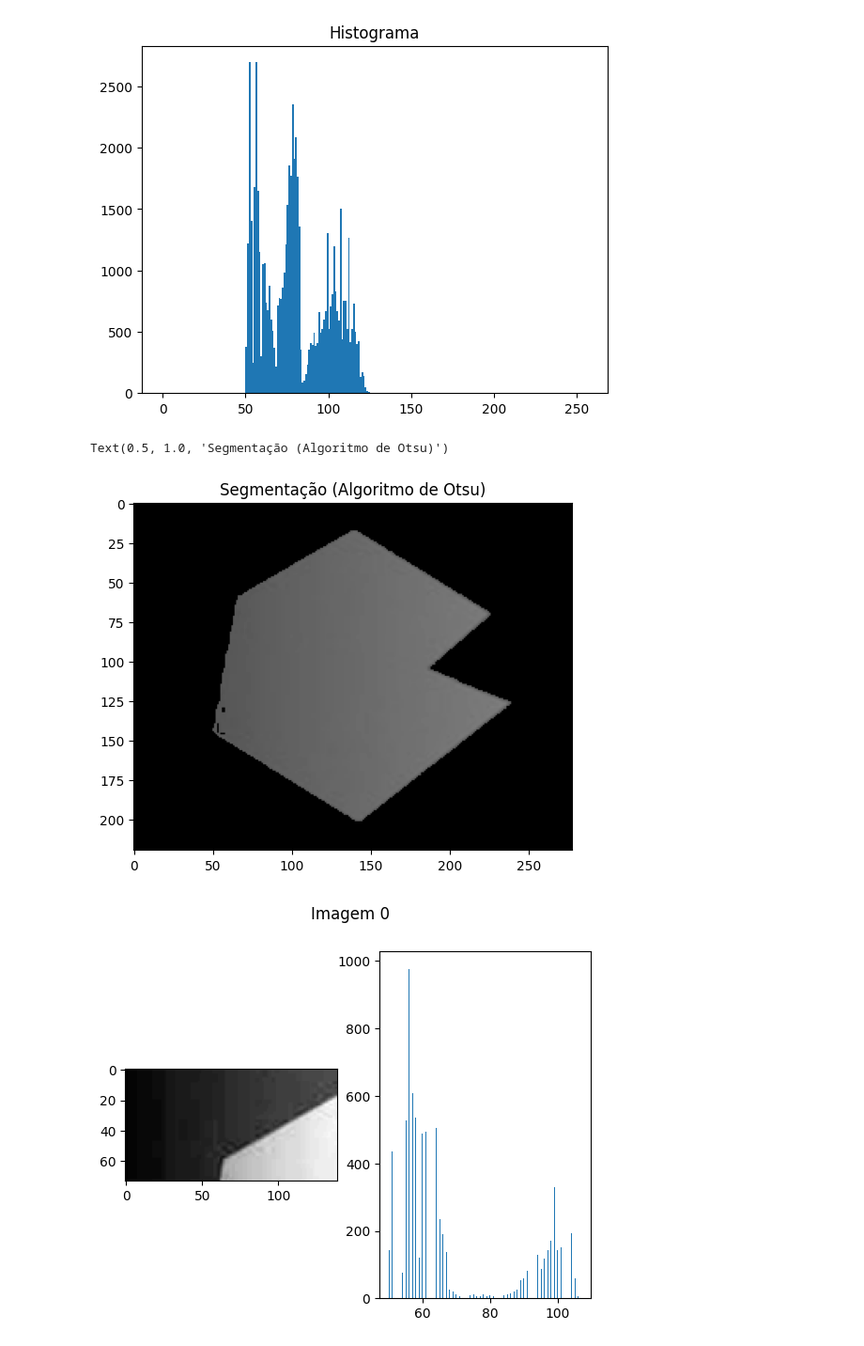
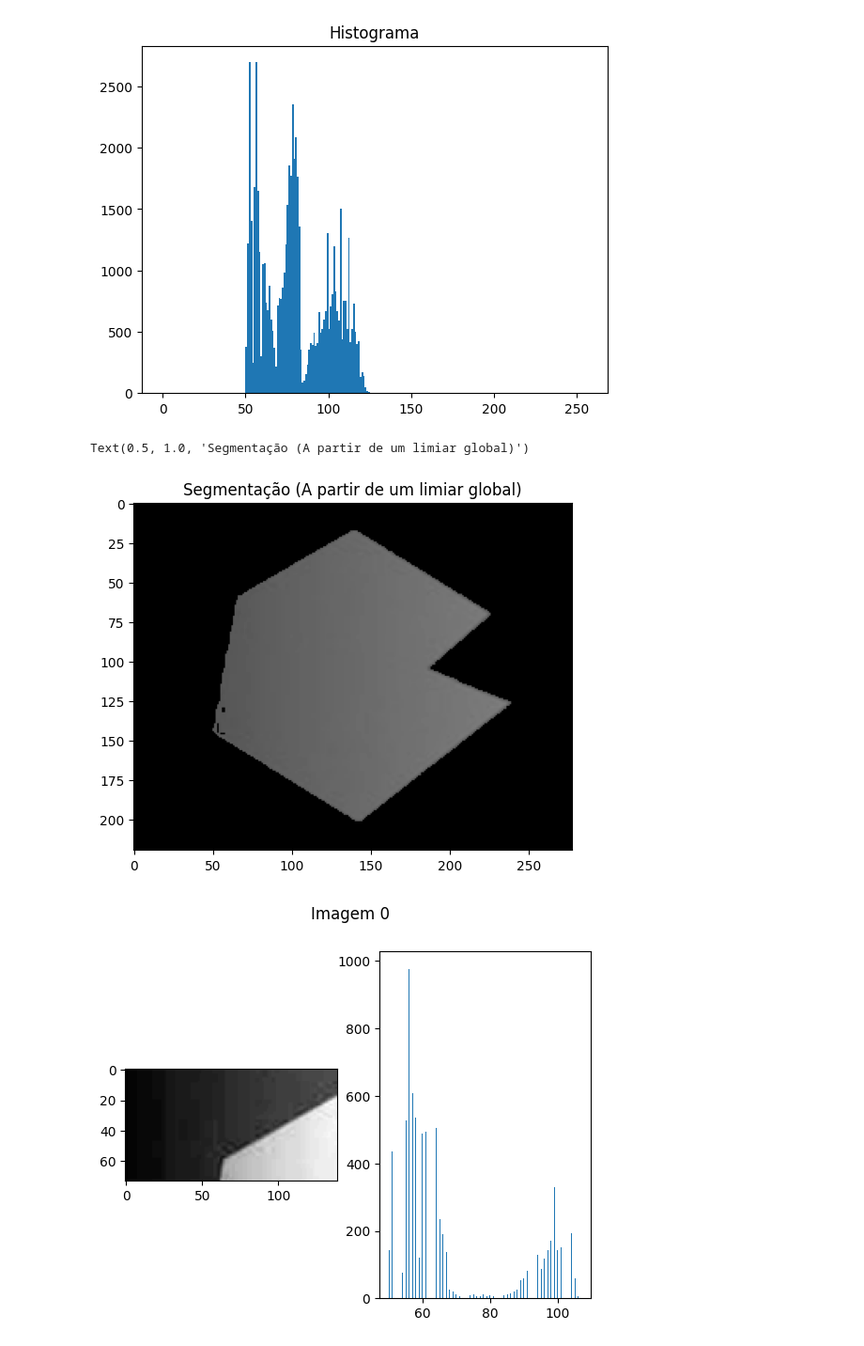
Before and after one commit to joaovictor-AC/Computer-Vision---Segmentaion, a Jupyter notebook: EX_01.ipynb, the cells around one changed output. Shown at 94% size. Cells and saved outputs as stored; diff of their text form; code cells hidden in the pictures.

Commit message:
Fixing global threshold of exercise 01

```diff
--- a/EX_01.ipynb
+++ b/EX_01.ipynb
@@ -14,12 +14,13 @@ plt.show()
 [figure]
 [figure]
 # %%
-ret, th = cv.threshold(img, 84, 255, cv.THRESH_TOZERO)
+T = 84
+ret, th = cv.threshold(img, T, 255, cv.THRESH_TOZERO)
 plt.imshow(th, 'gray', vmin=0, vmax=255)
-plt.title("Segmentação (Algoritmo de Otsu)")
+plt.title("Segmentação (A partir de um limiar global)")
 # %% [output]
-Text(0.5, 1.0, 'Segmentação (Algoritmo de Otsu)')
+Text(0.5, 1.0, 'Segmentação (A partir de um limiar global)')
-[figure, old version]
+[figure, new version]
 # %%
 img2 = img
 arr = []
```
